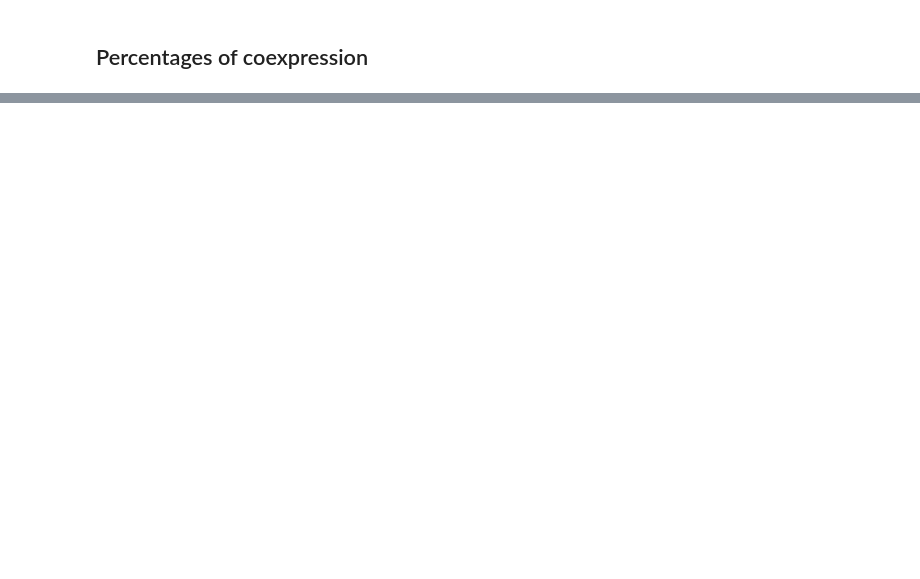
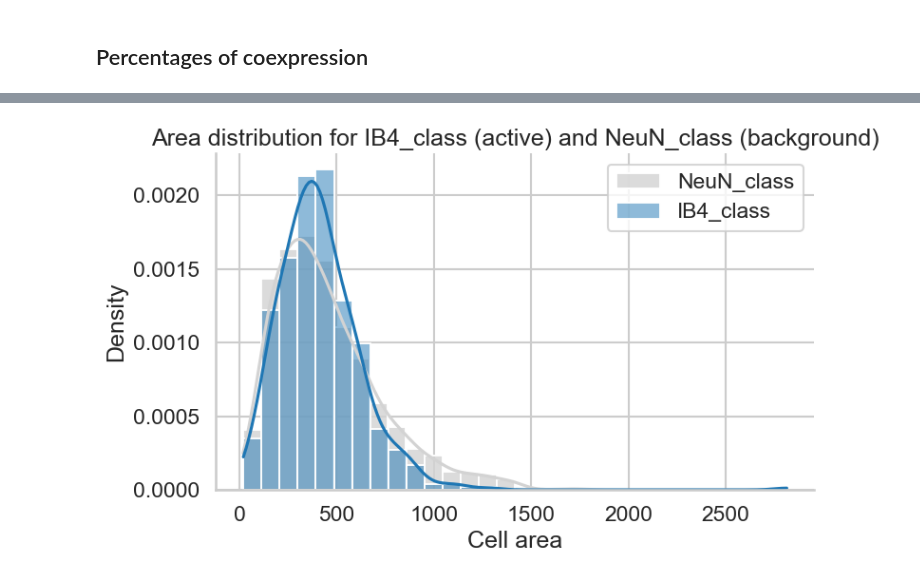
Before and after one commit to slolignier/coexpression, a Jupyter notebook: notebook/coexpression_analysis.ipynb, the cells around one changed output, grey strips where cells are left out. Drawn from its saved outputs; the diff is of its cells as text; code cells hidden in the pictures; blank space fills up the shorter version.

```diff
--- a/notebook/coexpression_analysis.ipynb
+++ b/notebook/coexpression_analysis.ipynb
@@ -421,0 +474,4 @@ plot_percentage(df, 'IB4', 'NeuN', group_by=None, individual='slice', hue='sampl
+# %%
+plot_marker_histograms(df, 'IB4_class', 'NeuN_class', color='tab:blue', bins=30)
+# %% [output]
+[figure, added]
```
Also changed, not shown: parts of 14 cells of this notebook.
